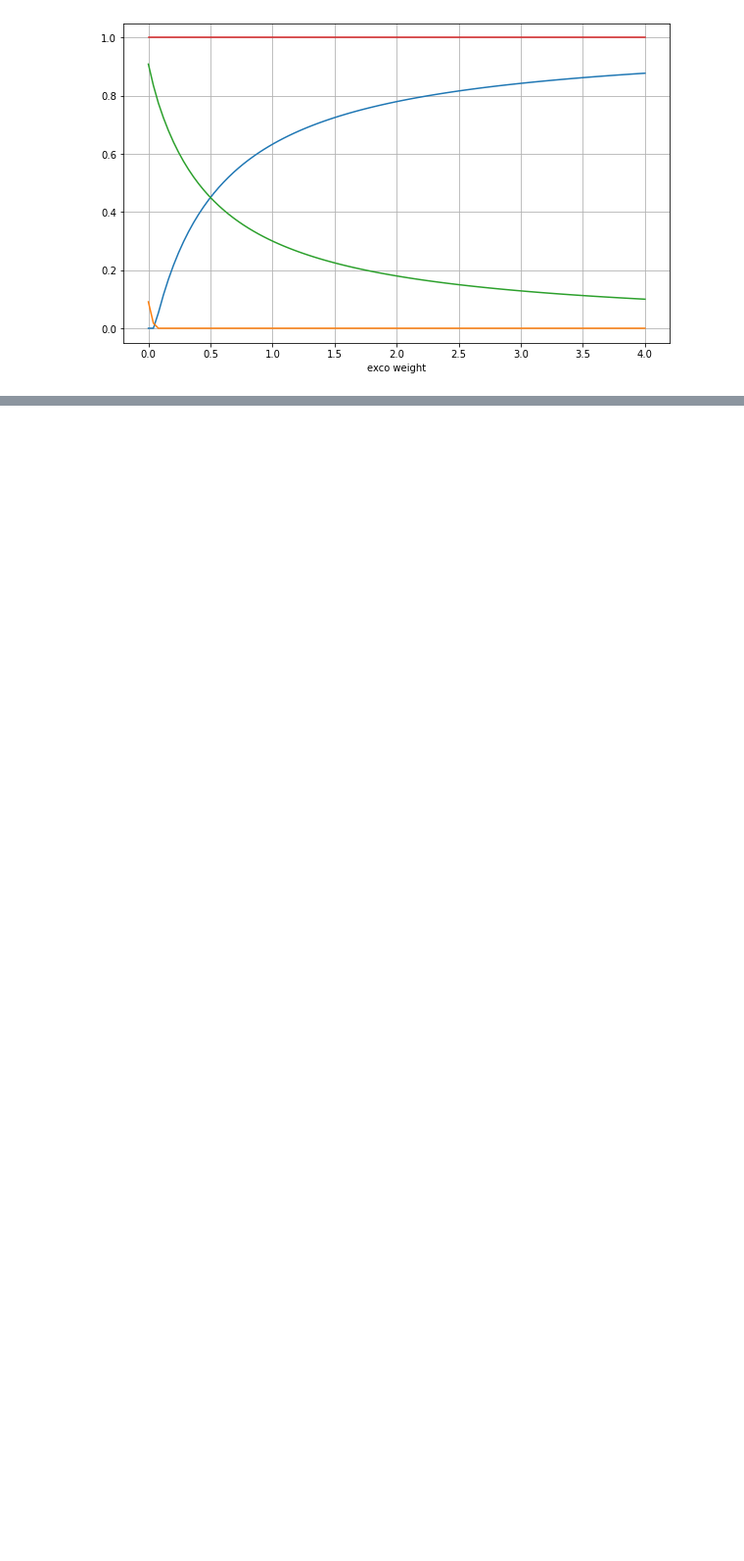
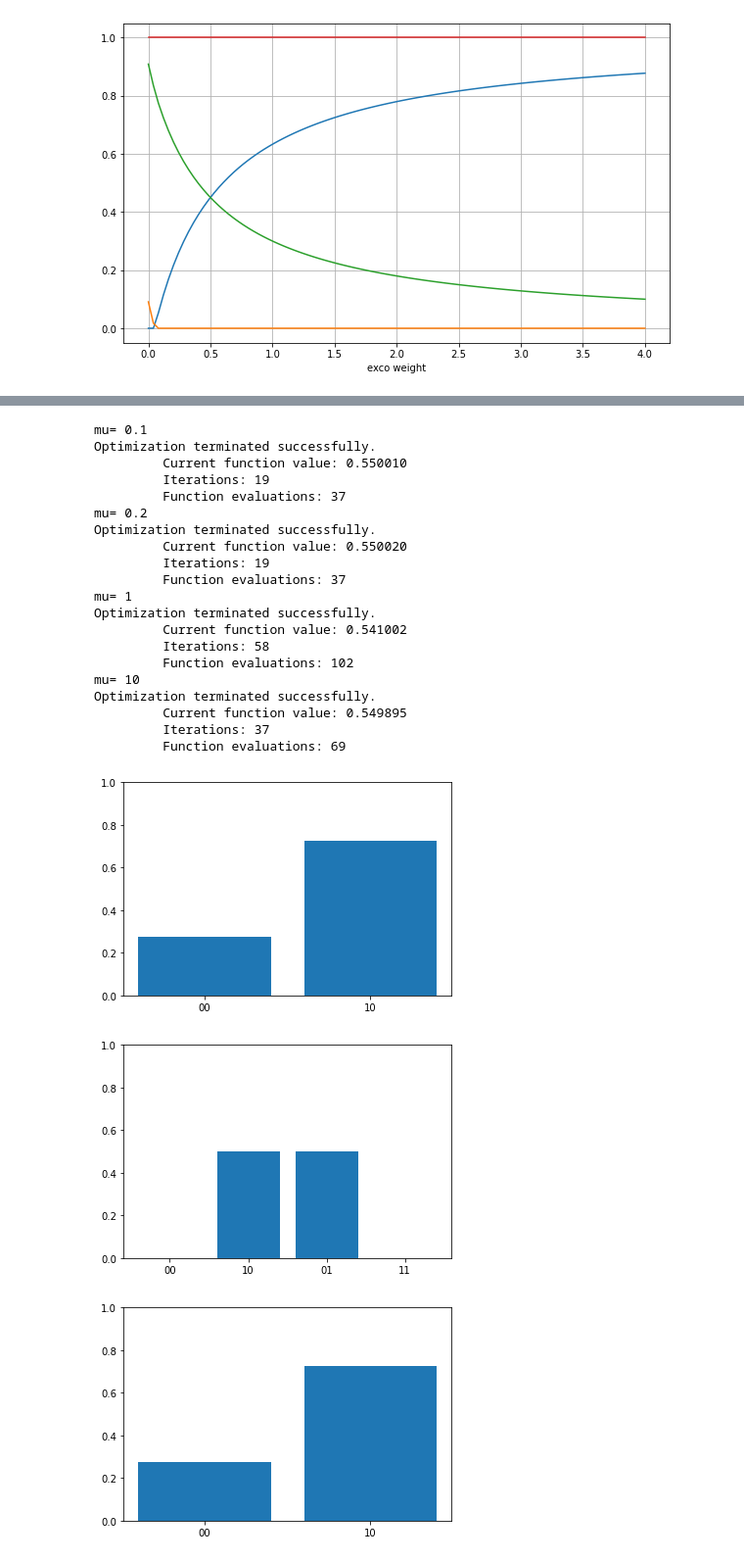
Before and after one commit to OpenQuantumComputing/optimization, a Jupyter notebook: newbeginning.ipynb, the cells around one changed output, grey strips where cells are left out. Shown at 98% size. Saved outputs shown, nothing was run; the diff lists cells and outputs as text; code cells hidden in the pictures; blank space fills up the shorter version.

```diff
--- a/newbeginning.ipynb
+++ b/newbeginning.ipynb
@@ -170,0 +197,43 @@ mu= 10
+# %%
+qaoa=QAOANor(CR, FR)
+
+for mu in [0.1,0.2,1,10]:
+    print("mu=",mu)
+    E, x0, job, ji = qaoa.getElandscape(backend,mu)
+    out, job_b, xb = qaoa.getlocalmin(x0, backend, mu)
+
+    # plot histogram
+    md=job.result().get_counts()[int(ji)]
+    pl.figure()
+    pl.bar([k[::-1] for k in md.keys()], md.values())
+    pl.ylim([0,1])
+
+    # plot histogram
+    md=job_b.result().get_counts()
+    pl.figure()
+    pl.bar([k[::-1] for k in md.keys()], md.values())
+    pl.ylim([0,1])
+# %% [output]
+mu= 0.1
+Optimization terminated successfully.
+         Current function value: 0.550010
+         Iterations: 19
+         Function evaluations: 37
+mu= 0.2
+Optimization terminated successfully.
+         Current function value: 0.550020
+         Iterations: 19
+         Function evaluations: 37
+mu= 1
+Optimization terminated successfully.
+         Current function value: 0.541002
+         Iterations: 58
+         Function evaluations: 102
+mu= 10
+Optimization terminated successfully.
+         Current function value: 0.549895
+         Iterations: 37
+         Function evaluations: 69
+[figure, added]
+[figure, added]
+[figure, added]
```
Also changed, not shown: parts of 9 cells of this notebook, 2 other files.
